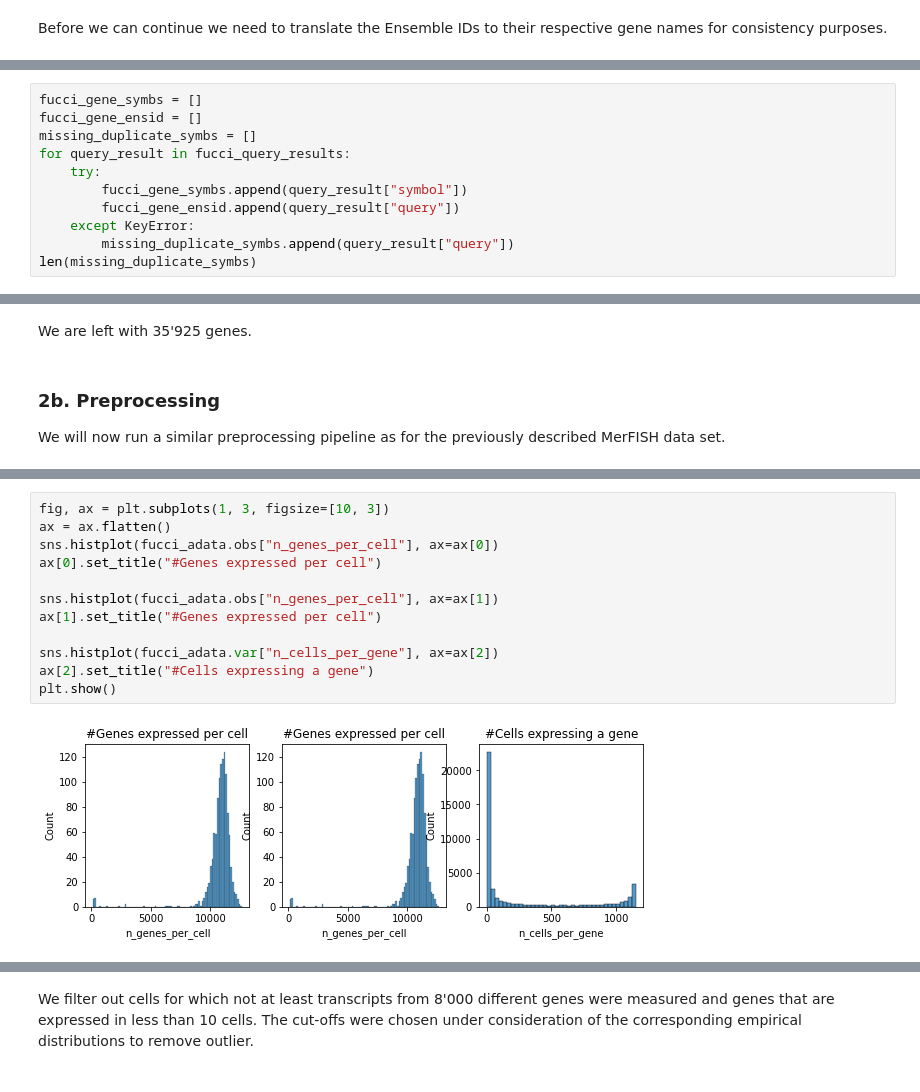
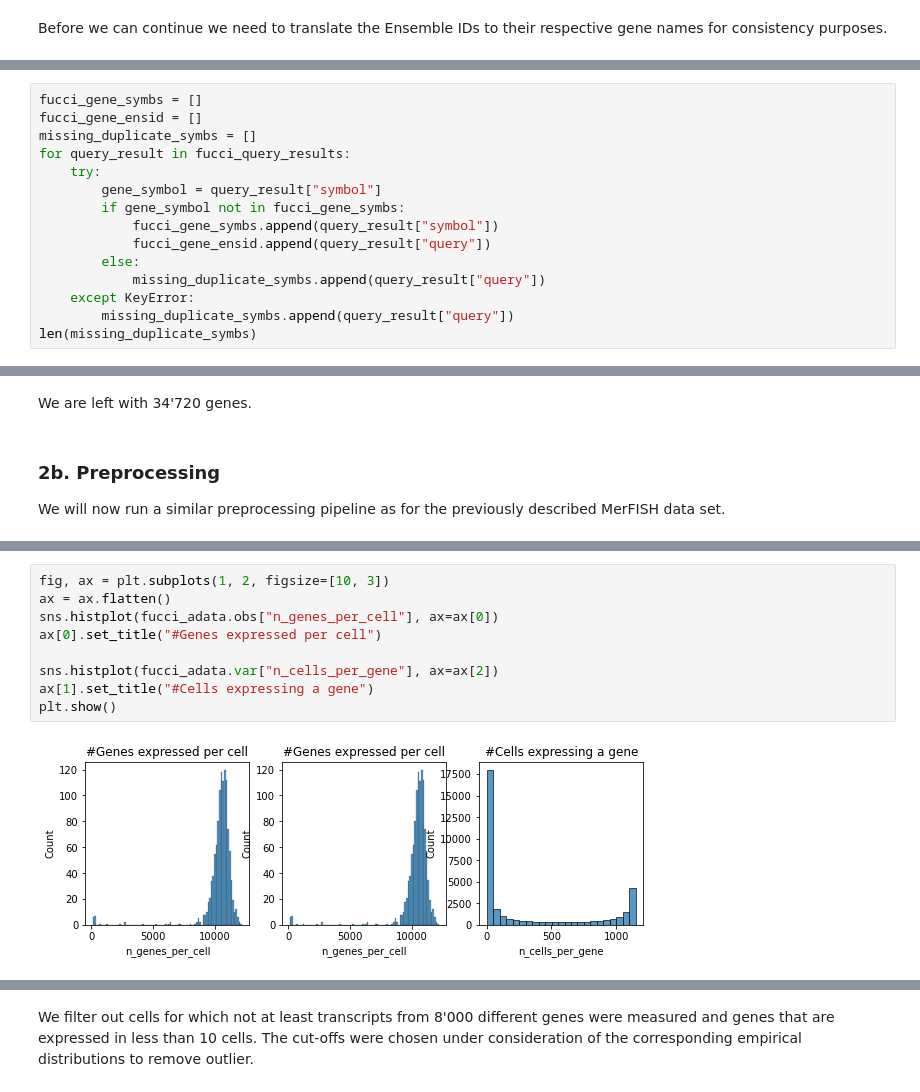
Before and after one commit to uhlerlab/image2reg, a Jupyter notebook: notebooks/ppi/gex_analyses.ipynb, the cells around one changed output, grey strips where cells are left out. Drawn from its saved outputs; the diff is of its cells as text.

```diff
--- a/notebooks/ppi/gex_analyses.ipynb
+++ b/notebooks/ppi/gex_analyses.ipynb
@@ -205,8 +203,12 @@ fucci_gene_ensid = []
 missing_duplicate_symbs = []
 for query_result in fucci_query_results:
     try:
-        fucci_gene_symbs.append(query_result["symbol"])
-        fucci_gene_ensid.append(query_result["query"])
+        gene_symbol = query_result["symbol"]
+        if gene_symbol not in fucci_gene_symbs:
+            fucci_gene_symbs.append(query_result["symbol"])
+            fucci_gene_ensid.append(query_result["query"])
+        else:
+            missing_duplicate_symbs.append(query_result["query"])
     except KeyError:
         missing_duplicate_symbs.append(query_result["query"])
 len(missing_duplicate_symbs)
@@ -226,6 +230,6 @@ fucci_adata.var["gene_symbol"] = fucci_gene_symbs
 [interactive output not drawn]
 # %% [markdown]
-We are left with 35'925 genes.
+We are left with 34'720 genes.
 # %% [markdown]
 ### 2b. Preprocessing
 
@@ -240,19 +244,16 @@ fucci_adata.obs["n_genes_per_cell"] = np.sum(
 # %% [output]
 [interactive output not drawn]
 # %%
-fig, ax = plt.subplots(1, 3, figsize=[10, 3])
+fig, ax = plt.subplots(1, 2, figsize=[10, 3])
 ax = ax.flatten()
 sns.histplot(fucci_adata.obs["n_genes_per_cell"], ax=ax[0])
 ax[0].set_title("#Genes expressed per cell")
 
-sns.histplot(fucci_adata.obs["n_genes_per_cell"], ax=ax[1])
-ax[1].set_title("#Genes expressed per cell")
-
 sns.histplot(fucci_adata.var["n_cells_per_gene"], ax=ax[2])
-ax[2].set_title("#Cells expressing a gene")
+ax[1].set_title("#Cells expressing a gene")
 plt.show()
 # %% [output]
-[figure, old version]
+[figure, new version]
 [interactive output not drawn]
 # %% [markdown]
 We filter out cells for which not at least transcripts from 8'000 different genes were measured and genes that are expressed in less than 10 cells. The cut-offs were chosen under consideration of the corresponding empirical distributions to remove outlier.
```
Also changed, not shown: parts of 17 cells of this notebook, 2 other files.
